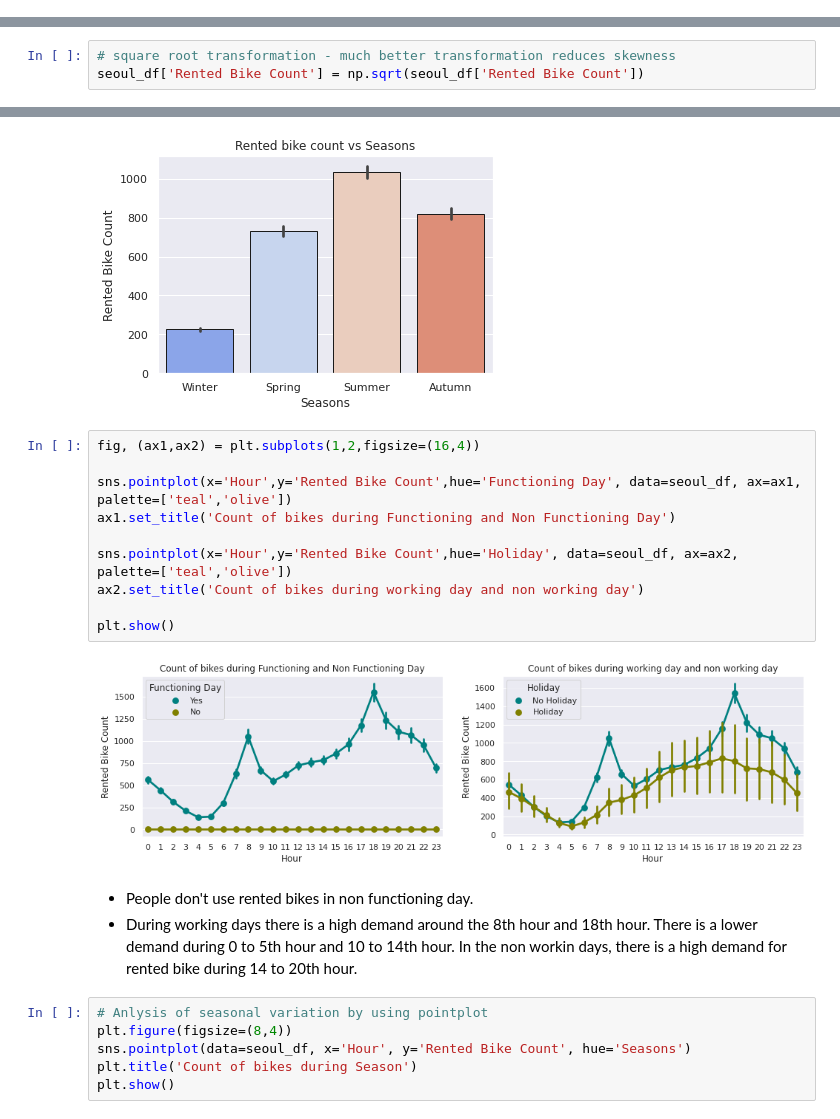
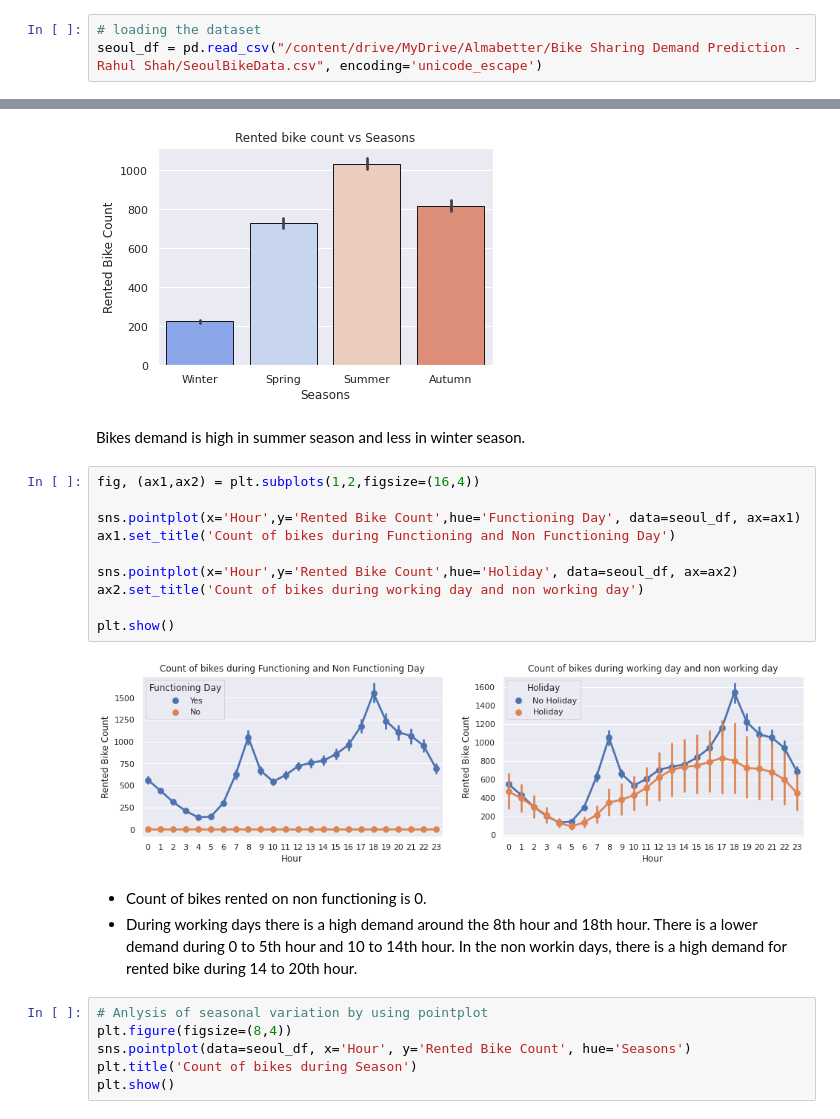
Before and after one commit to rahool010/Bike-Sharing-Demand-Prediction, a Jupyter notebook: Bike_Sharing_Demand_Prediction_Capstone_Project.ipynb, the cells around one changed output, grey strips where cells are left out. Saved outputs shown, nothing was run; the diff lists cells and outputs as text.

```diff
--- a/Bike_Sharing_Demand_Prediction_Capstone_Project.ipynb
+++ b/Bike_Sharing_Demand_Prediction_Capstone_Project.ipynb
@@ -49,3 +53,6 @@ seoul_df=pd.read_csv(directory_path,encoding= 'unicode_escape')
+# %%
+# loading the dataset
+seoul_df = pd.read_csv("/content/drive/MyDrive/Almabetter/Bike Sharing Demand Prediction - Rahul Shah/SeoulBikeData.csv", encoding='unicode_escape')
 # %%
 # lets check the first 5 and last 5 observations
 seoul_df.head().append(seoul_df.tail())
@@ -181,3 +188,0 @@ Our dependant variable is positively skewed having value 1.153 and has peakednes
-# %%
-# square root transformation - much better transformation reduces skewness
-seoul_df['Rented Bike Count'] = np.sqrt(seoul_df['Rented Bike Count'])
@@ -298,20 +292,22 @@ plt.title('Rented bike count vs Seasons')
 plt.show()
 # %% [output]
 [figure]
+# %% [markdown]
+Bikes demand is high in summer season and less in winter season.
 # %%
 fig, (ax1,ax2) = plt.subplots(1,2,figsize=(16,4))
 
-sns.pointplot(x='Hour',y='Rented Bike Count',hue='Functioning Day', data=seoul_df, ax=ax1, palette=['teal','olive'])
+sns.pointplot(x='Hour',y='Rented Bike Count',hue='Functioning Day', data=seoul_df, ax=ax1)
 ax1.set_title('Count of bikes during Functioning and Non Functioning Day')
 
-sns.pointplot(x='Hour',y='Rented Bike Count',hue='Holiday', data=seoul_df, ax=ax2, palette=['teal','olive'])
+sns.pointplot(x='Hour',y='Rented Bike Count',hue='Holiday', data=seoul_df, ax=ax2)
 ax2.set_title('Count of bikes during working day and non working day')
 
 plt.show()
 # %% [output]
-[figure, old version]
+[figure, new version]
 # %% [markdown]
-* People don't use rented bikes in non functioning day.
+* Count of bikes rented on non functioning is 0.
 * During working days there is a high demand around the 8th hour and 18th hour. There is a lower demand during 0 to 5th hour and 10 to 14th hour.
 In the non workin days, there is a high demand for rented bike during 14 to 20th hour.
 # %%
```
Also changed, not shown: parts of 98 cells of this notebook.
